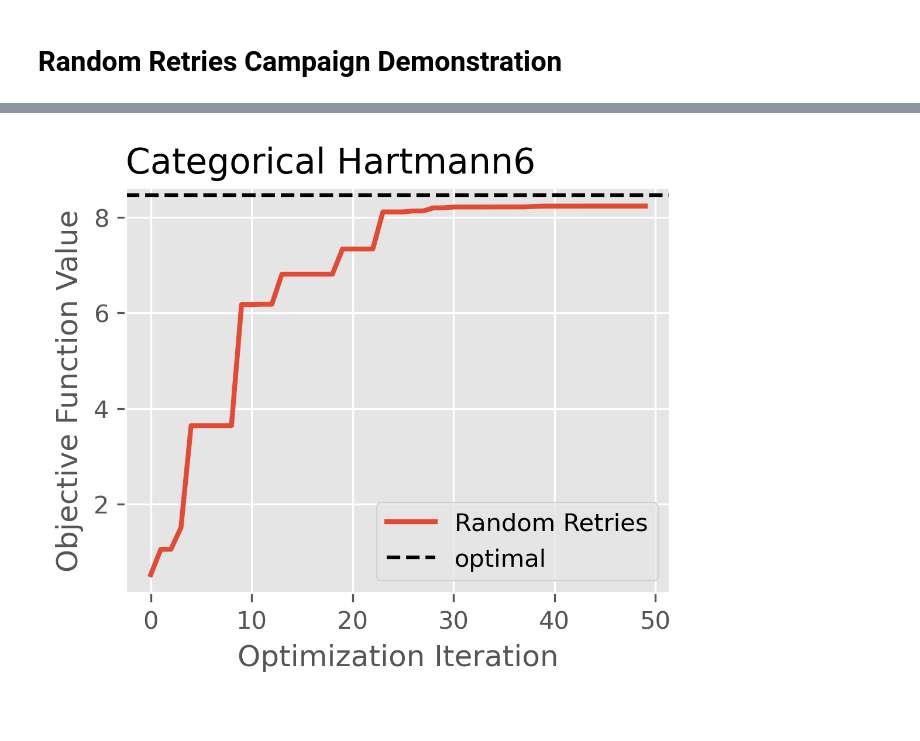
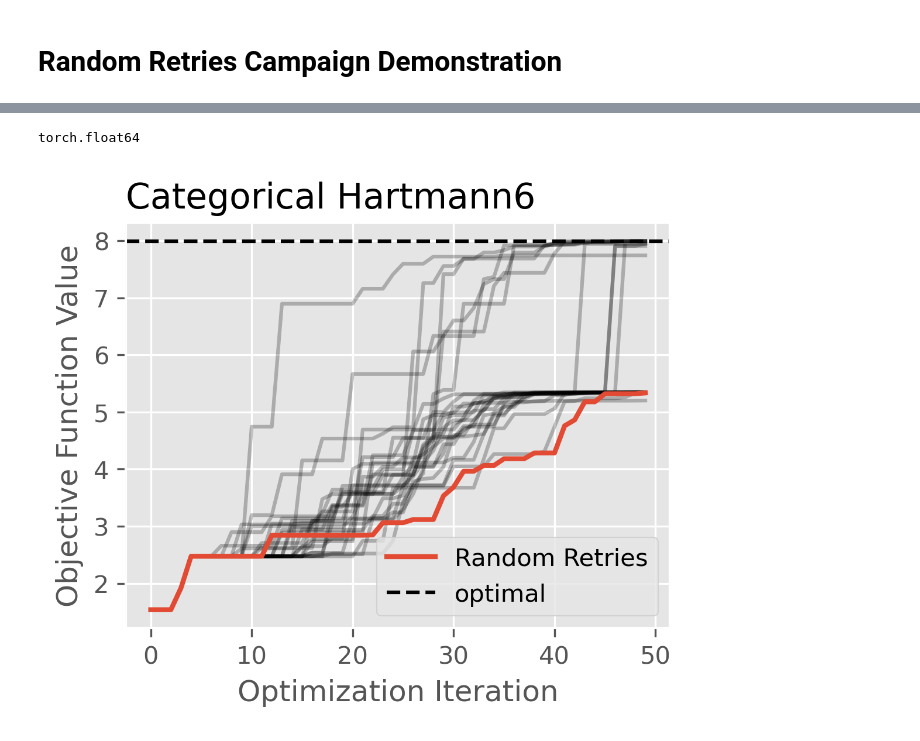
Before and after one commit to AndrewFalkowski/TakeYourTime, a Jupyter notebook: CatHart_RandomRetries.ipynb, the cells around one changed output, grey strips where cells are left out. Drawn from its saved outputs; the diff is of its cells as text; code cells hidden in the pictures.

```diff
--- a/CatHart_RandomRetries.ipynb
+++ b/CatHart_RandomRetries.ipynb
@@ -43,19 +43,21 @@ def random_sampler(n=2, levels=3, dims=3):
 
 def restarts_optimizer(gp, bounds, levels):
     """Iteratively optimize the acquisition function with different random seeds."""
+    restarts_data = np.zeros(25, dtype=object)
     X_vals = []
     acqf = []
-    for i in SEEDS[:10]:
-        set_seeds(i)
+    for idx, seed in enumerate(SEEDS[:25]):
+        set_seeds(seed)
         X_new, acq_value = optimize_acqf_mixed(
             acq_function = UpperConfidenceBound(gp, beta=2),
             bounds=bounds,
             fixed_features_list=[{0:i} for i in range(levels)],
             q=1,
             num_restarts=20,
-            raw_samples=200,
+            raw_samples=250,
         )
         X_vals.append(X_new)
         acqf.append(acq_value)
+        restarts_data[idx] = (seed, acq_value, X_new.tolist())
 
-    return X_vals[np.argmax(acqf)], acqf
+    return X_vals[np.argmax(acqf)], acqf, restarts_data
@@ -80,40 +89,37 @@ CategoricalHartmann
 # %%
-ensemble_y = np.zeros((n_campaigns, n_init+budget))
-ensemble_X = np.zeros((n_campaigns, 7, n_init+budget))
-ensemble_acqf = np.zeros((n_campaigns, budget))
-
-for i in (pbar0 := trange(n_campaigns, leave=True, colour="red")):
-    set_seeds(SEEDS[i]) # set the random seed for the campaign
+for campaign in (pbar0 := trange(n_campaigns, leave=True, colour="red")):
+    set_seeds(seeds[campaign]) # set the random seed for the campaign
     X = X_.clone()
     y = y_.clone()
 
     # iterate through each trial up to budget - n_initial
-    for j in (pbar1 := trange(budget, leave=True)):
+    for trial in (pbar1 := trange(budget, leave=True)):
 
         # build the gp model
         gp = MixedSingleTaskGP(
             train_X=X,
             train_Y=y,
             cat_dims=[0],
-            input_transform = Normalize(d=X.shape[-1], indices=list(np.arange(0, dims, 1)+1)),
+            input_transform = Normalize(d=X.shape[-1], indices=list(np.arange(0, 6, 1)+1)),
             outcome_transform = Standardize(m=y.shape[-1]),
         )
 
         mll = ExactMarginalLogLikelihood(gp.likelihood, gp)
         fit_gpytorch_mll(mll)
 
-        bounds = torch.stack([torch.zeros(dims+1), torch.ones(dims+1)])
+        bounds = torch.stack([torch.zeros(6+1), torch.ones(6+1)])
         bounds[0,0] = 0.0
-        bounds[1,0] = float(levels-1)
+        bounds[1,0] = float(3-1)
 
-        X_new, acqf = restarts_optimizer(gp, bounds, levels)
-        set_seeds(SEEDS[i])
+        X_new, acqf, restarts_data = restarts_optimizer(gp, bounds, 3)
+        set_seeds(SEEDS[campaign])
 
         X = torch.cat([X, X_new])
         y = torch.cat([y, CatHart(cat=X_new[:,0].to(int), X=X_new[:,1:])[:,None]])
 
-        pbar0.set_description(f"Processing Trial {j+1} of Campaign {i+1}")
-        pbar1.set_description(f"Campaign {i+1} | Best Value {round(torch.max(y).item(),3)}")
+        pbar0.set_description(f"Processing Trial {trial+1} of Campaign {campaign+1}")
+        pbar1.set_description(f"Campaign {campaign+1} | Best Value {round(torch.max(y).item(),3)}")
+        collection_restarts[campaign, n_initial+trial] = restarts_data
 
-    ensemble_y[i,:] = y.flatten()
-    ensemble_X[i,:,:] = X.T
+    collection_y[campaign,:] = y.flatten()
+    collection_X[campaign, :, :] = X.T
@@ -119,0 +145,4 @@ for i in (pbar0 := trange(n_campaigns, leave=True, colour="red")):
+# %%
+collection_restarts[0,5][0][1].dtype
+# %% [output]
+torch.float64
@@ -120,12 +153,15 @@ for i in (pbar0 := trange(n_campaigns, leave=True, colour="red")):
 # %%
-best_to_trial = np.maximum.accumulate(ensemble_y, axis=1)
+y_old = np.load('runs_log/Categorical3Hartmann6/UCB/collection_y.npy')
+
+best_to_trial = np.maximum.accumulate(collection_y, axis=1)
 fig, ax = plt.subplots(figsize=(4,3), dpi=300)
+plt.plot(np.maximum.accumulate(y_old.T), color='black', alpha=0.25)
 plt.plot(best_to_trial.T, label='Random Retries', lw=2)
 plt.axhline(torch.max(CatHart.optima).item(), color='k', ls='--', label='optimal')
 plt.xlabel('Optimization Iteration')
 plt.ylabel('Objective Function Value')
 plt.title("Categorical Hartmann6", loc='left')
 plt.legend()
 plt.show()
 # %% [output]
-[figure, old version]
+[figure, new version]
```
Also changed, not shown: parts of 4 cells of this notebook, 13 other files.
